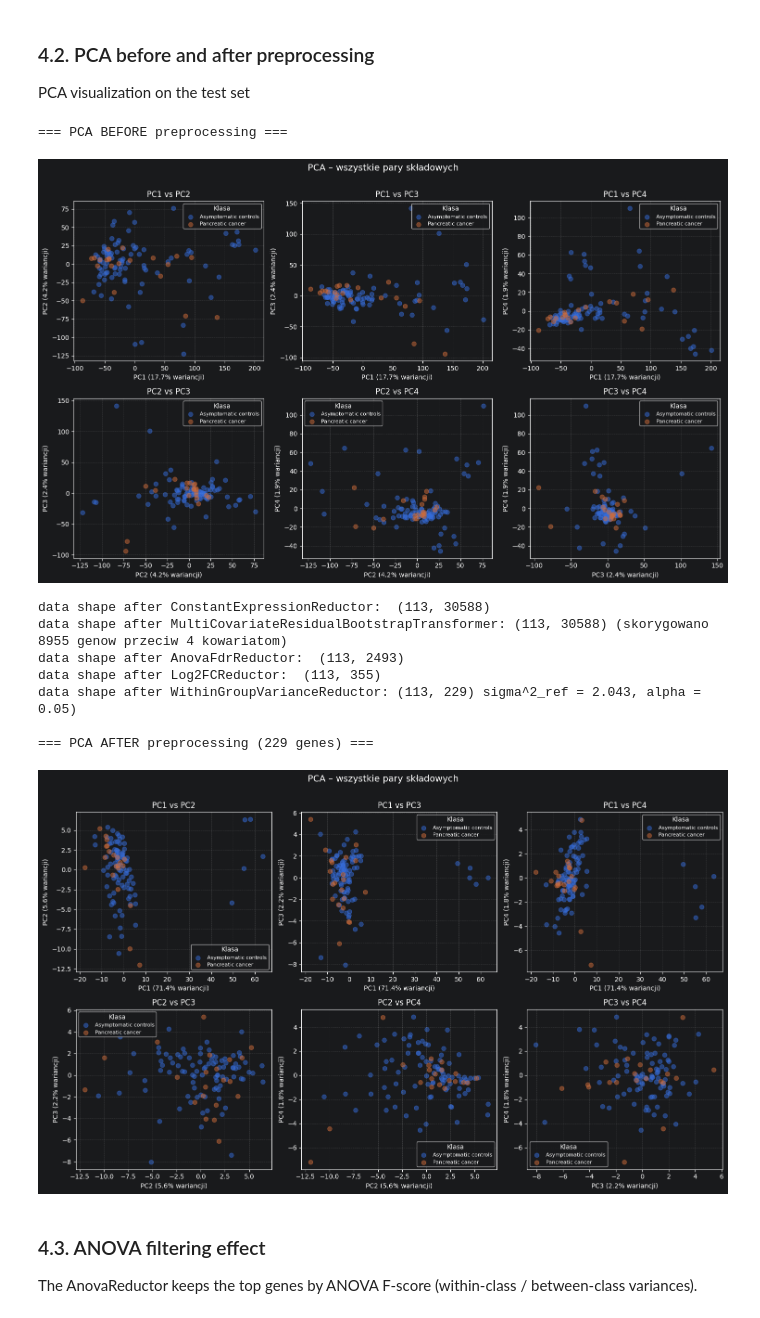
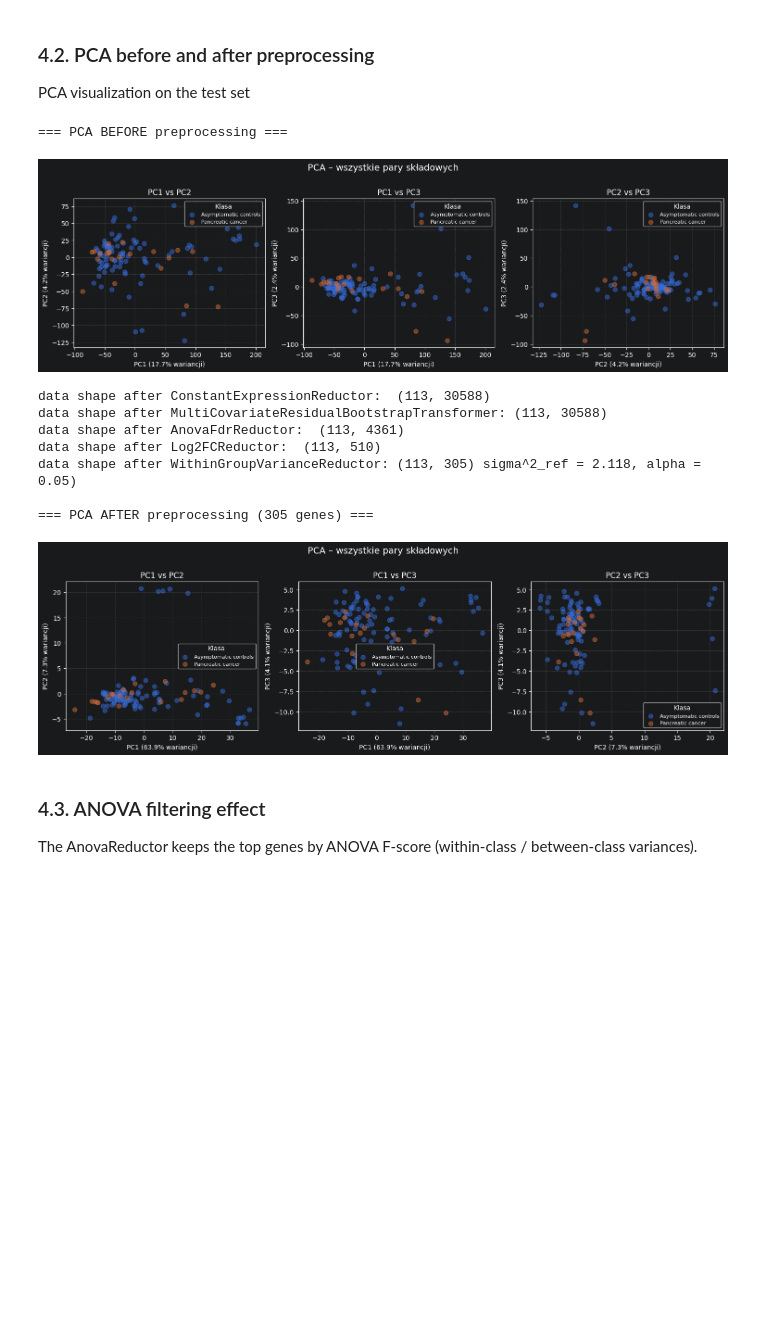
Before and after one commit to kasiaOsowska/pancreatic_canacer_dataset_analysis, a Jupyter notebook: 1_data_preparation.ipynb, the cells around one changed output. Saved outputs shown, nothing was run; the diff lists cells and outputs as text; code cells hidden in the pictures; blank space fills up the shorter version.

```diff
--- a/1_data_preparation.ipynb
+++ b/1_data_preparation.ipynb
@@ -512,30 +491,30 @@ plt.show()
 
 PCA visualization on the test set
 # %%
-num_pca_components = 4
+num_pca_components =3
 
 print("=== PCA BEFORE preprocessing ===")
 plot_pca(X_test, y_test, num_pca_components, le)
 
 X_test_filtered = X_test.copy()
 for name, transformer in pipeline.steps:
     if name == 'scaler':
         break
     X_test_filtered = transformer.transform(X_test_filtered)
 
 print(f"\n=== PCA AFTER preprocessing ({X_test_filtered.shape[1]} genes) ===")
 plot_pca(X_test_filtered, y_test, num_pca_components, le)
 # %% [output]
 === PCA BEFORE preprocessing ===
-[figure, old version]
+[figure, new version]
 data shape after ConstantExpressionReductor:  (113, 30588)
-data shape after MultiCovariateResidualBootstrapTransformer: (113, 30588) (skorygowano 8955 genow przeciw 4 kowariatom)
-data shape after AnovaFdrReductor:  (113, 2493)
-data shape after Log2FCReductor:  (113, 355)
-data shape after WithinGroupVarianceReductor: (113, 229) sigma^2_ref = 2.043, alpha = 0.05)
+data shape after MultiCovariateResidualBootstrapTransformer: (113, 30588)
+data shape after AnovaFdrReductor:  (113, 4361)
+data shape after Log2FCReductor:  (113, 510)
+data shape after WithinGroupVarianceReductor: (113, 305) sigma^2_ref = 2.118, alpha = 0.05)
 
-=== PCA AFTER preprocessing (229 genes) ===
+=== PCA AFTER preprocessing (305 genes) ===
-[figure, old version]
+[figure, new version]
 # %% [markdown]
 ### 4.3. ANOVA filtering effect
 
```
Also changed, not shown: parts of 6 cells of this notebook, 5 other files.
